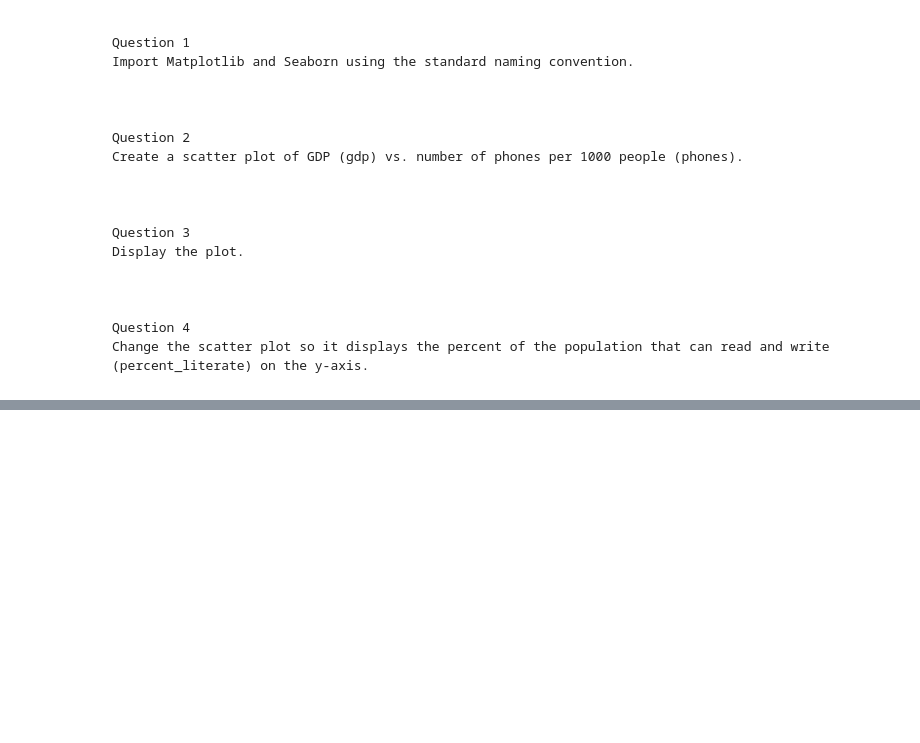
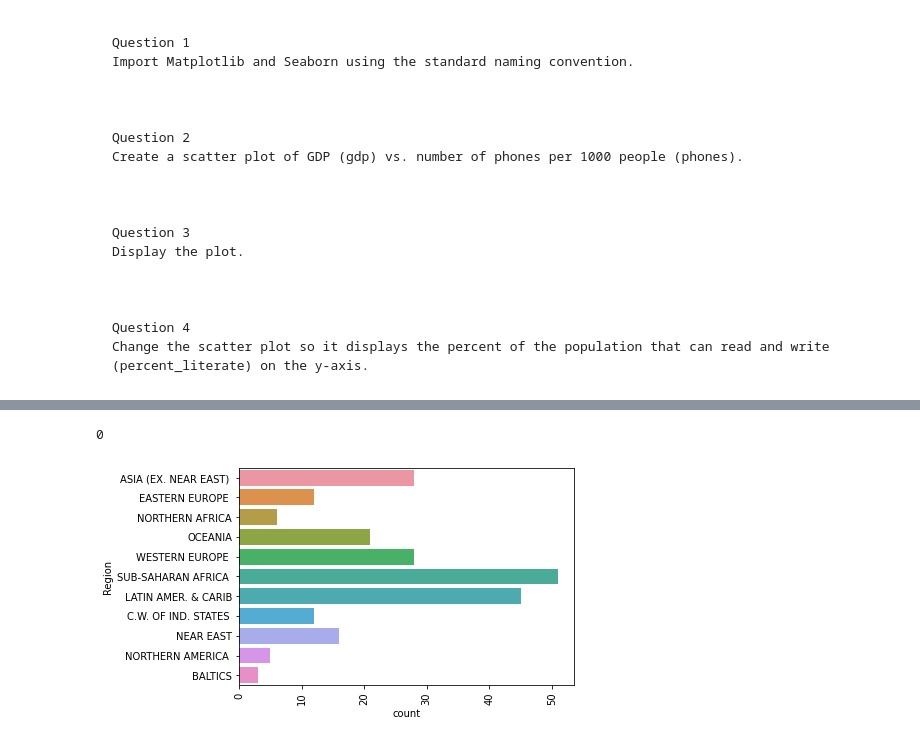
Before and after one commit to johnhhu2020/DataCamp-Data-Scientist-with-Python-Track, a Jupyter notebook: DataCamp Introduction to Data Visualization with Seaborn.ipynb, the cells around one changed output, grey strips where cells are left out. Saved outputs shown, nothing was run; the diff lists cells and outputs as text; code cells hidden in the pictures; blank space fills up the shorter version.

```diff
--- a/DataCamp Introduction to Data Visualization with Seaborn.ipynb
+++ b/DataCamp Introduction to Data Visualization with Seaborn.ipynb
@@ -260,0 +267,17 @@ plt.show()
+# %%
+region = countries['Region'].str.replace('  ', '')
+
+
+
+print(region.isna().sum())
+
+
+sns.countplot(y=region)  ## TO try and to think, this is very interesting
+
+plt.xticks(rotation=90)  ############################################################################################
+
+
+plt.show()
+# %% [output]
+0
+[figure, added]
```
Also changed, not shown: parts of 18 cells of this notebook.
